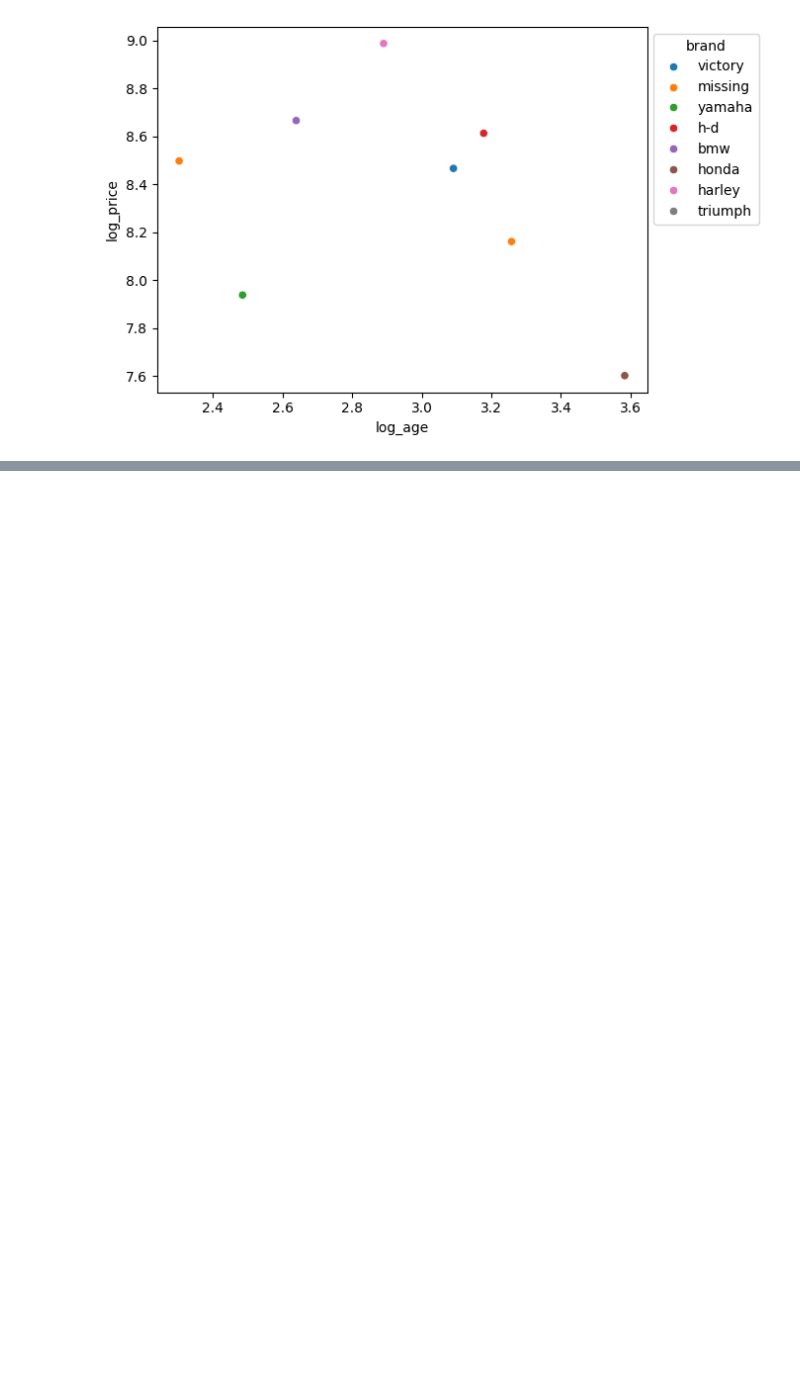
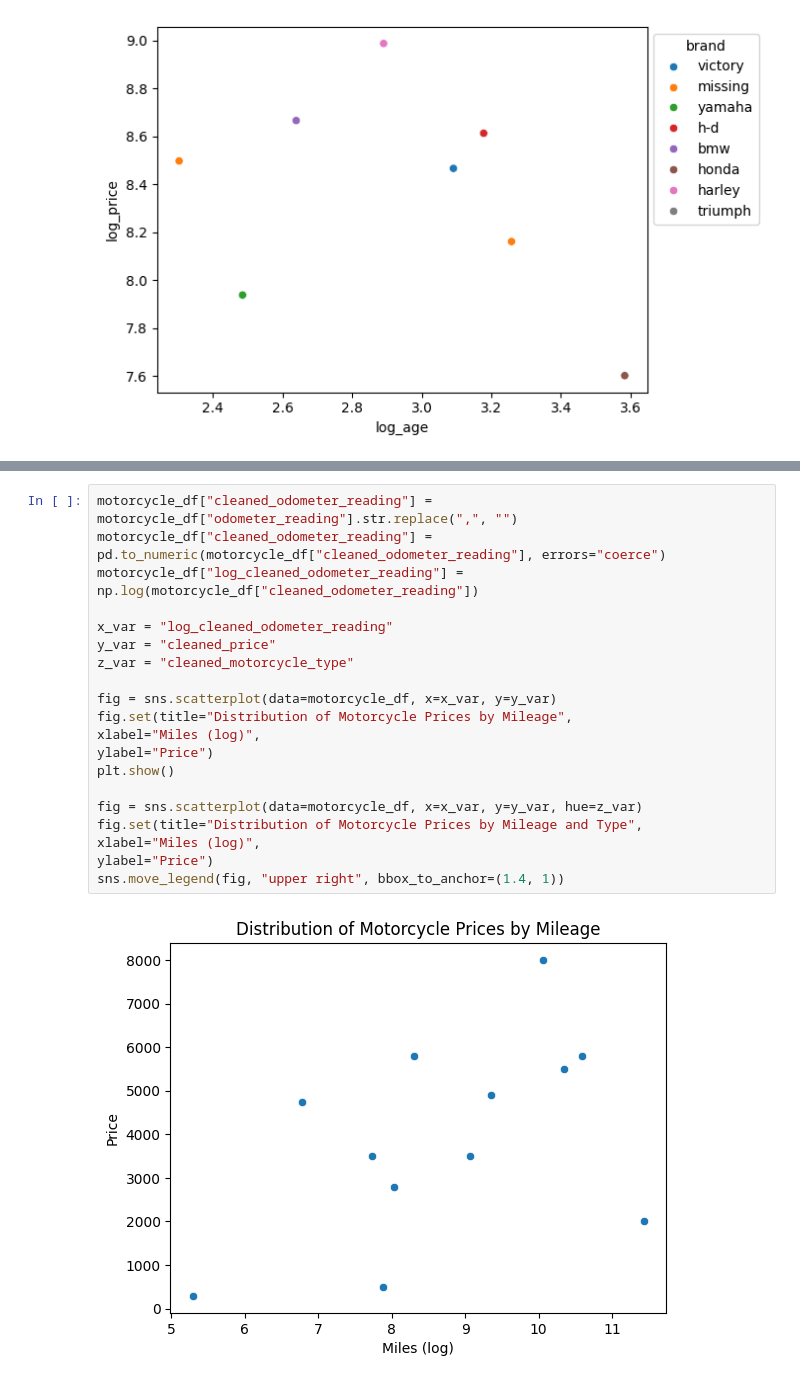
Before and after one commit to emilyzyzhou/lab_scraping, a Jupyter notebook: lab_notebook.ipynb, the cells around one changed output, grey strips where cells are left out. Drawn from its saved outputs; the diff is of its cells as text; blank space fills up the shorter version.

```diff
--- a/lab_notebook.ipynb
+++ b/lab_notebook.ipynb
@@ -413,0 +494,22 @@ log_age    -0.368938  1.000000
+# %%
+motorcycle_df["cleaned_odometer_reading"] = motorcycle_df["odometer_reading"].str.replace(",", "")
+motorcycle_df["cleaned_odometer_reading"] = pd.to_numeric(motorcycle_df["cleaned_odometer_reading"], errors="coerce")
+motorcycle_df["log_cleaned_odometer_reading"] = np.log(motorcycle_df["cleaned_odometer_reading"])
+
+x_var = "log_cleaned_odometer_reading"
+y_var = "cleaned_price"
+z_var = "cleaned_motorcycle_type"
+
+fig = sns.scatterplot(data=motorcycle_df, x=x_var, y=y_var)
+fig.set(title="Distribution of Motorcycle Prices by Mileage",
+xlabel="Miles (log)",
+ylabel="Price")
+plt.show()
+
+fig = sns.scatterplot(data=motorcycle_df, x=x_var, y=y_var, hue=z_var)
+fig.set(title="Distribution of Motorcycle Prices by Mileage and Type",
+xlabel="Miles (log)",
+ylabel="Price")
+sns.move_legend(fig, "upper right", bbox_to_anchor=(1.4, 1))
+# %% [output]
+[figure, added]
```
Also changed, not shown: parts of 24 cells of this notebook.
